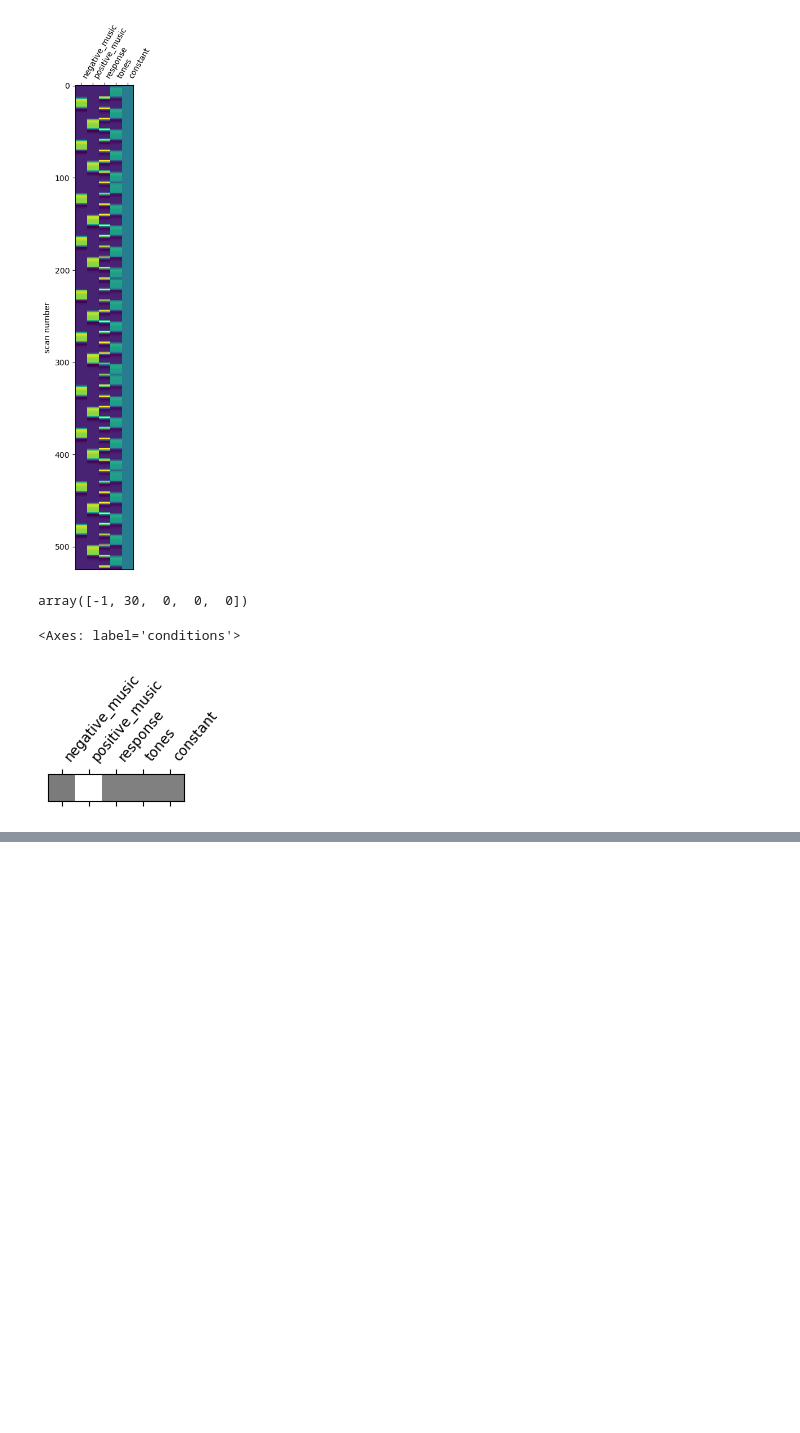
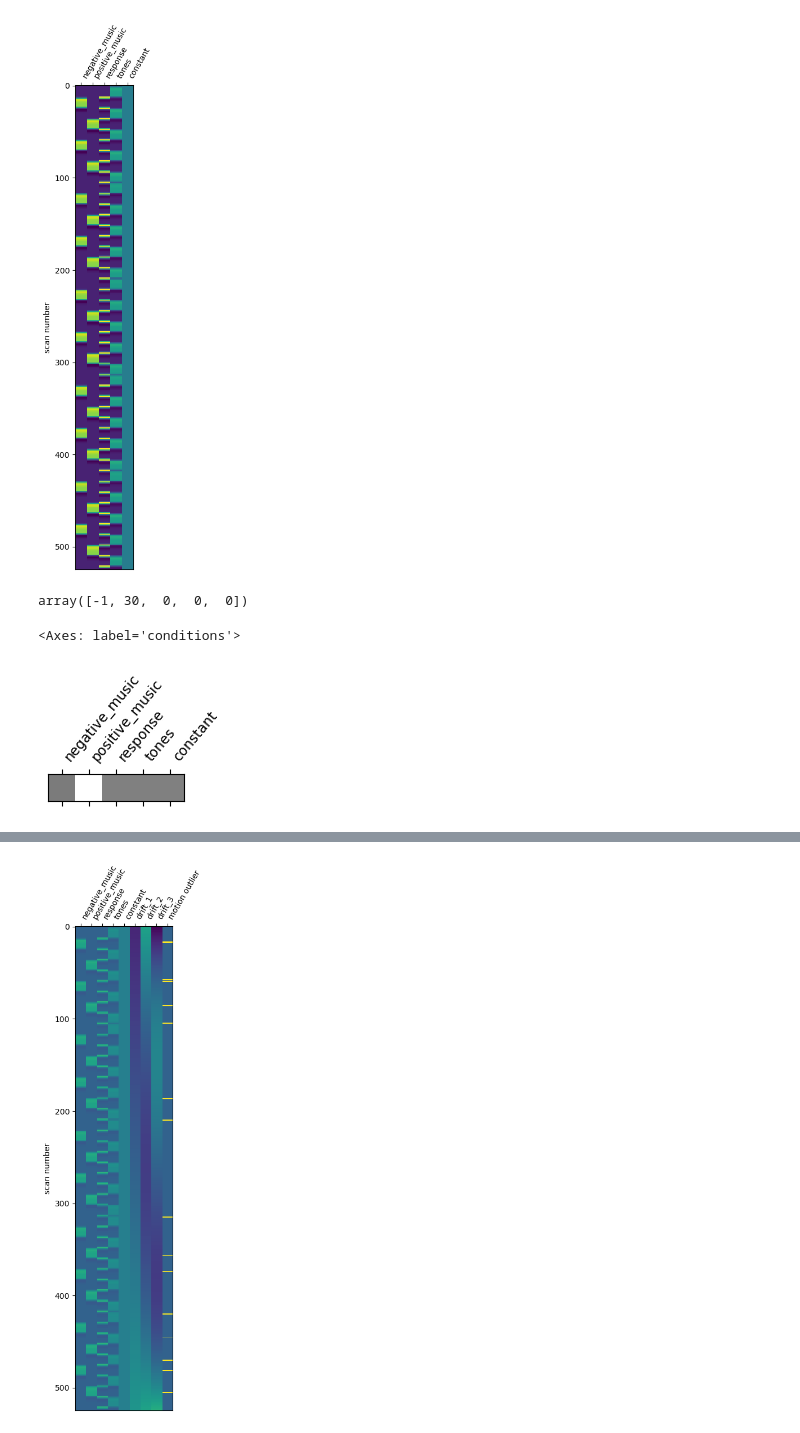
Before and after one commit to maverest/NSSP_Project_1, a Jupyter notebook: NSSP_mini_project1.ipynb, the cells around one changed output, grey strips where cells are left out. Drawn from its saved outputs; the diff is of its cells as text; code cells hidden in the pictures; blank space fills up the shorter version.

```diff
--- a/NSSP_mini_project1.ipynb
+++ b/NSSP_mini_project1.ipynb
@@ -400,0 +494,16 @@ plt.show()
+# %%
+
+outliers_volumes = np.array([ 17,  18,  58,  60,  86, 105, 187, 210, 315, 357, 374, 420, 446,
+       470, 481, 505])
+reg = np.zeros((525))
+#reg[::10] = 1
+for idx in outliers_volumes:
+    reg[idx] = 1
+
+design_mat_regged = design_mat.copy()
+design_mat_regged['motion outlier'] = reg
+
+plot_design_matrix(design_mat_regged)
+plt.show()
+# %% [output]
+[figure, added]
```
Also changed, not shown: parts of 26 cells of this notebook.
